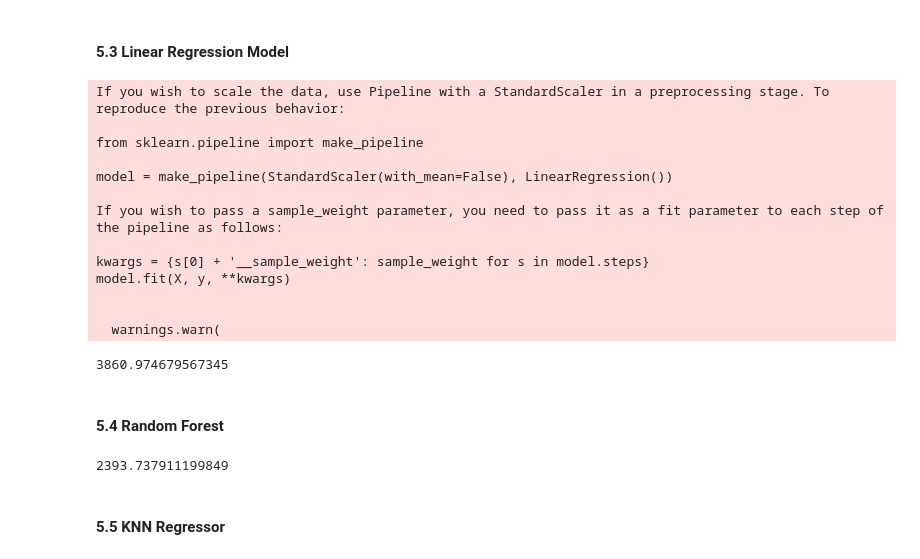
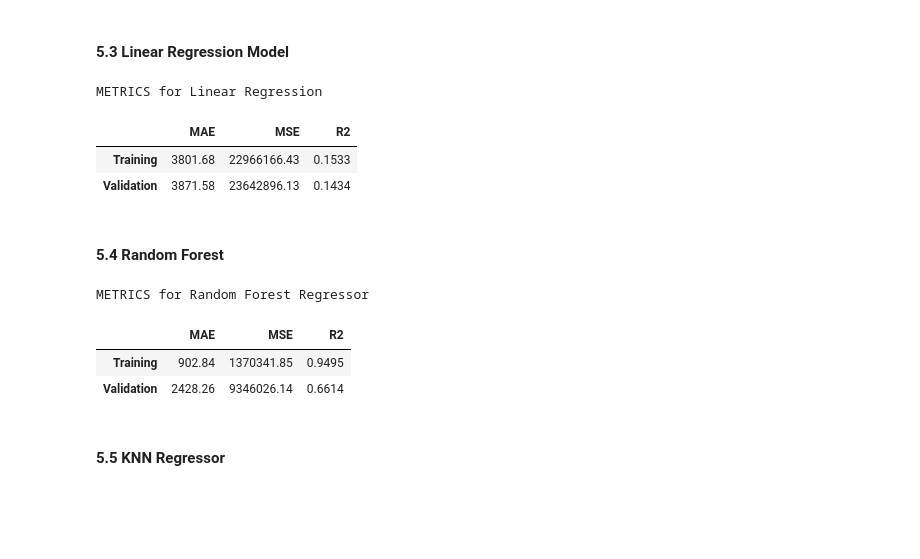
Before and after one commit to Adegbem/load-shortfall-regression-predict-api, a Jupyter notebook: starter-notebook.ipynb, the cells around one changed output. Saved outputs shown, nothing was run; the diff lists cells and outputs as text; code cells hidden in the pictures; blank space fills up the shorter version.

Commit message:
Model comparison and Choice on notebook

```diff
--- a/starter-notebook.ipynb
+++ b/starter-notebook.ipynb
@@ -614,39 +660,57 @@ df_train_tar = df_train['load_shortfall_3h']
 df_train_pred = df_train.drop('load_shortfall_3h', axis='columns')
 
 df_x_train, df_x_valid, df_y_train, df_y_valid = train_test_split(df_train_pred, df_train_tar, train_size=0.8, test_size=0.2, random_state=0)
+# %%
+# Creating a function that check metrics
+def metrics_fn(y, predict):
+    mae = round(metrics.mean_absolute_error(y, predict), 2)
+    mse = round(metrics.mean_squared_error(y, predict), 2)
+    r2 = round(metrics.r2_score(y, predict), 4)
+    return mae, mse, r2
 # %% [markdown]
 #### 5.3 Linear Regression Model
+# %%
+# Function for creating Linear Regression
+def score_dataset_lr(df_X_train, df_X_valid, df_y_train, df_y_valid):
+    model = LinearRegression()
+    model.fit(df_x_train, df_y_train)
+    pred_train = model.predict(df_x_train)
+    pred_valid = model.predict(df_x_valid)
+    train_met = metrics_fn(df_y_train, pred_train)
+    valid_met = metrics_fn(df_y_valid, pred_valid)
+    return train_met, valid_met
 # %%
-linear_regressor = LinearRegression(fit_intercept = True, normalize = True, copy_X = True)
-linear_regressor.fit(df_x_train, df_y_train)
-predict = linear_regressor.predict(df_x_valid)
-linear_MAE = mean_absolute_error(df_y_valid, predict)
-linear_MAE
+print("METRICS for Linear Regression")
+linear_model = score_dataset_lr(df_x_train, df_x_valid, df_y_train, df_y_valid)
+linear_result = pd.DataFrame(linear_model, index=['Training', 'Validation'], columns=['MAE', 'MSE', 'R2'])
+linear_result
 # %% [output]
-If you wish to scale the data, use Pipeline with a StandardScaler in a preprocessing stage. To reproduce the previous behavior:
-
-from sklearn.pipeline import make_pipeline
-
-model = make_pipeline(StandardScaler(with_mean=False), LinearRegression())
-
-If you wish to pass a sample_weight parameter, you need to pass it as a fit parameter to each step of the pipeline as follows:
-
-kwargs = {s[0] + '__sample_weight': sample_weight for s in model.steps}
-model.fit(X, y, **kwargs)
-
-
-  warnings.warn(
+METRICS for Linear Regression
-3860.974679567345
+|  | MAE | MSE | R2 |
+| Training | 3801.68 | 22966166.43 | 0.1533 |
+| Validation | 3871.58 | 23642896.13 | 0.1434 |
 # %% [markdown]
 #### 5.4 Random Forest
 # %%
-random_forest = RandomForestRegressor()
-random_forest.fit(df_x_train, df_y_train)
-predict = random_forest.predict(df_x_valid)
-random_MAE = mean_absolute_error(df_y_valid, predict)
-random_MAE
+# Function for creating RandomForestRegressor
+def score_dataset_rfg(df_X_train, df_X_valid, df_y_train, df_y_valid):
+    model = RandomForestRegressor(n_estimators=100, random_state=0)
+    model.fit(df_x_train, df_y_train.values.ravel())
+    pred_train = model.predict(df_x_train)
+    pred_valid = model.predict(df_x_valid)
+    train_met = metrics_fn(df_y_train, pred_train)
+    valid_met = metrics_fn(df_y_valid, pred_valid)
+    return train_met, valid_met
-# %% [output]
-2393.737911199849
+# %%
+print("METRICS for Random Forest Regressor")
+rfg_model = score_dataset_rfg(df_x_train, df_x_valid, df_y_train, df_y_valid)
+rfg_result = pd.DataFrame(rfg_model, index=['Training', 'Validation'], columns=['MAE', 'MSE', 'R2'])
+rfg_result
+# %% [output]
+METRICS for Random Forest Regressor
+|  | MAE | MSE | R2 |
+| Training | 902.84 | 1370341.85 | 0.9495 |
+| Validation | 2428.26 | 9346026.14 | 0.6614 |
 # %% [markdown]
 #### 5.5 KNN Regressor
 # %%
```
Also changed, not shown: parts of 38 cells of this notebook, 2 other files.
